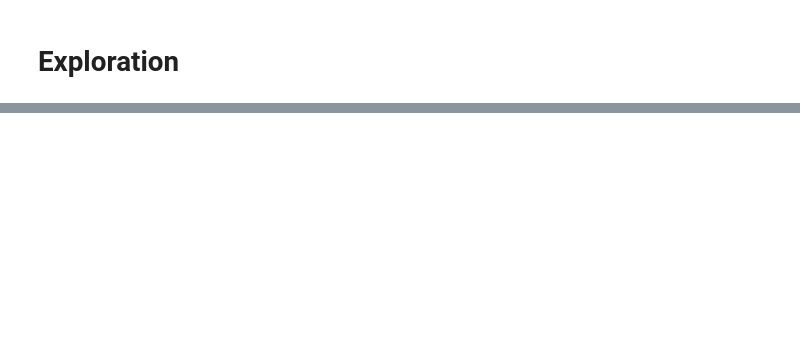
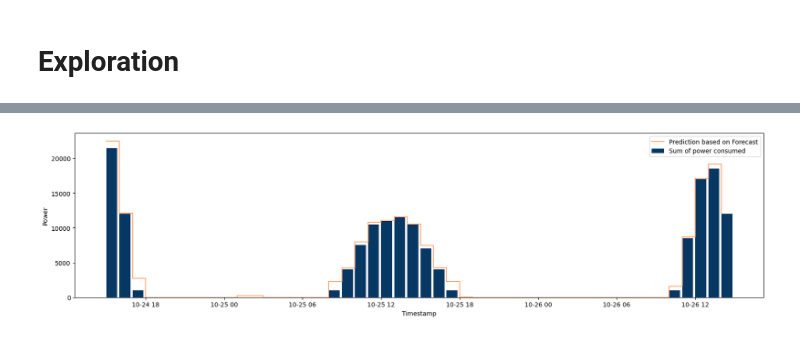
Before and after one commit to raalwa/GreenAI_machine_learning, a Jupyter notebook: pre_processing.ipynb, the cells around one changed output, grey strips where cells are left out. Saved outputs shown, nothing was run; the diff lists cells and outputs as text; code cells hidden in the pictures; blank space fills up the shorter version.

```diff
--- a/pre_processing.ipynb
+++ b/pre_processing.ipynb
@@ -160,0 +413,2 @@ df_processed.corr()
+# %%
+hours_datetime = [datetime.fromtimestamp(timestamp) for timestamp in hours]
@@ -160,0 +417,2 @@ df_processed.corr()
+# %%
+pred_complete_cleaned = [0 if power[0] < 0 else power[0] for power in pred_complete.tolist()]
@@ -160,0 +421,27 @@ df_processed.corr()
+# %%
+consumers =[5000,3000,1000,3500,8000,4000]
+queue = []
+labels = []
+# %%
+for power in pred_complete_cleaned:
+    selected_consumers, usage = subset_sum_closest(consumers, int(power))
+    queue.append(usage)
+    if selected_consumers:
+        labels.append(selected_consumers)
+    else:
+        labels.append(' ')
+# %%
+fig, ax = plt.subplots()
+
+ax.step(hours_datetime, pred_complete_cleaned, color='#ffa66f', label="Prediction based on Forecast", where='post')
+# ax.plot(test_timestamps_datetime, test_power, color='#073763', label="Actual power generation")
+bars = ax.bar(hours_datetime, queue, width=0.035, align='edge', color='#073763', label='Sum of power consumed')
+legend = ax.legend(loc='upper right')
+# ax.bar_label(bars, labels=labels, label_type='center', rotation=90, color='white')
+fig.set_figwidth(20)
+plt.ylabel("Power")
+plt.xlabel("Timestamp")
+# plt.xticks(hours)
+plt.show()
+# %% [output]
+[figure, added]
```
Also changed, not shown: parts of 93 cells of this notebook.
